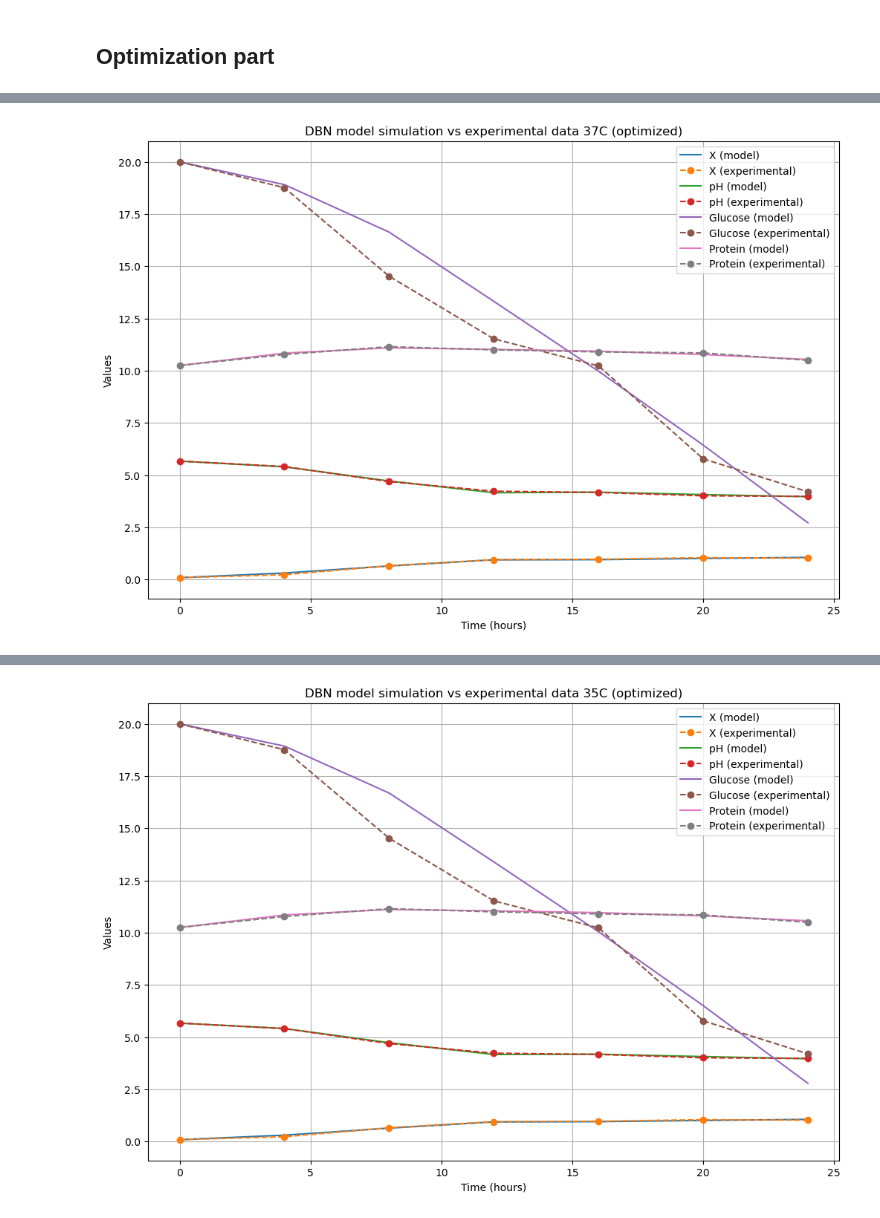
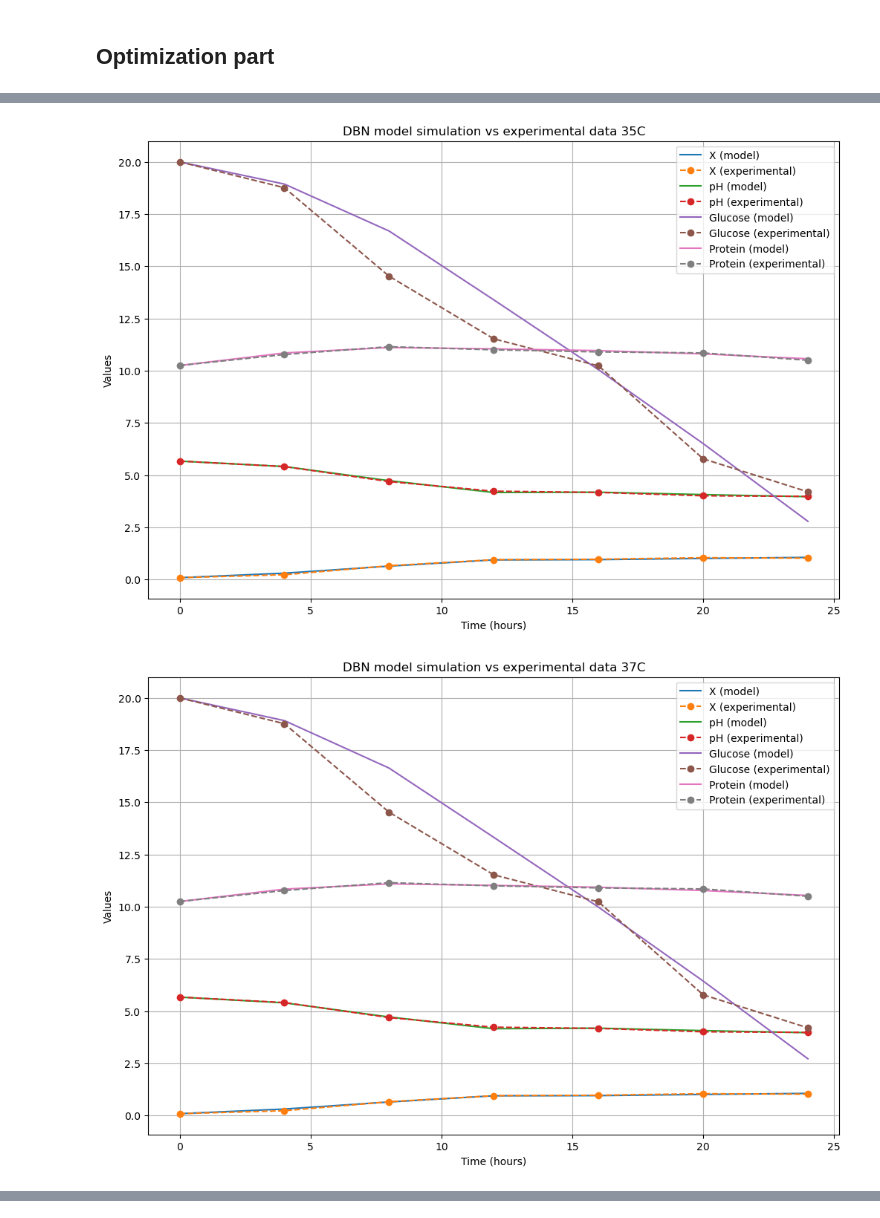
Before and after one commit to AI-ML-systems/biotech_production_management, a Jupyter notebook: src/model37.ipynb, the cells around one changed output, grey strips where cells are left out. Drawn from its saved outputs; the diff is of its cells as text; code cells hidden in the pictures.

Commit message:
Refactor: create plot function in order to avoid code duplication

```diff
--- a/src/model37.ipynb
+++ b/src/model37.ipynb
@@ -166,28 +189,18 @@ plt.show()
 # %%
-# Compute optimized series at 37°C and plot vs experimental
-X_model_temp37, pH_model_temp37, G_model_temp37, B_model_temp37 = simulate(res.x)
-optimized_results = {
-    'X': X_model_temp37,
-    'pH': pH_model_temp37,
-    'Glucose': G_model_temp37,
-    'Protein': B_model_temp37,
-}
-
-plt.figure(figsize=(12, 8))
-for key, series in optimized_results.items():
-    plt.plot(lb3_time_opticaldensity_ph_glucose_protein_37["Time"], series, label=key + ' (model)')
-    plt.plot(
-        lb3_time_opticaldensity_ph_glucose_protein_37["Time"],
-        lb3_time_opticaldensity_ph_glucose_protein_37[key if key != 'X' else 'OpticalDensity'],
-        'o--',
-        label=key + ' (experimental)'
+_TEMPERATURES = [
+    ("35C", 0.976458),
+    ("37C", 1.0),
+    ("40C", 0.950491),
+    ("45C", 0.814320),
+]
+all_sims = {}
+for label, mult in _TEMPERATURES:
+    all_sims[label] = plot_model_vs_experimental(
+        res.x,
+        temp_mult=mult,
+        temp_label=label,
+        title_prefix='DBN model simulation vs experimental data'
     )
-
-plt.xlabel('Time (hours)')
-plt.ylabel('Values')
-plt.legend()
-plt.title('DBN model simulation vs experimental data 37C (optimized)')
-plt.grid()
-plt.show()
 # %% [output]
-[figure, old version]
+[figure, new version]
+[figure, added]
@@ -194,28 +208,0 @@ plt.show()
-# %%
-# Compute optimized series at 35°C and plot vs experimental
-X_model_temp35, pH_model_temp35, G_model_temp35, B_model_temp35 = simulate(res.x, temperature=0.976458)
-optimized_results = {
-    'X': X_model_temp35,
-    'pH': pH_model_temp35,
-    'Glucose': G_model_temp35,
-    'Protein': B_model_temp35,
-}
-
-plt.figure(figsize=(12, 8))
-for key, series in optimized_results.items():
-    plt.plot(lb3_time_opticaldensity_ph_glucose_protein_37["Time"], series, label=key + ' (model)')
-    plt.plot(
-        lb3_time_opticaldensity_ph_glucose_protein_37["Time"],
-        lb3_time_opticaldensity_ph_glucose_protein_37[key if key != 'X' else 'OpticalDensity'],
-        'o--',
-        label=key + ' (experimental)'
-    )
-
-plt.xlabel('Time (hours)')
-plt.ylabel('Values')
-plt.legend()
-plt.title('DBN model simulation vs experimental data 35C (optimized)')
-plt.grid()
-plt.show()
-# %% [output]
-[figure, removed]
```
Also changed, not shown: parts of 8 cells of this notebook.
